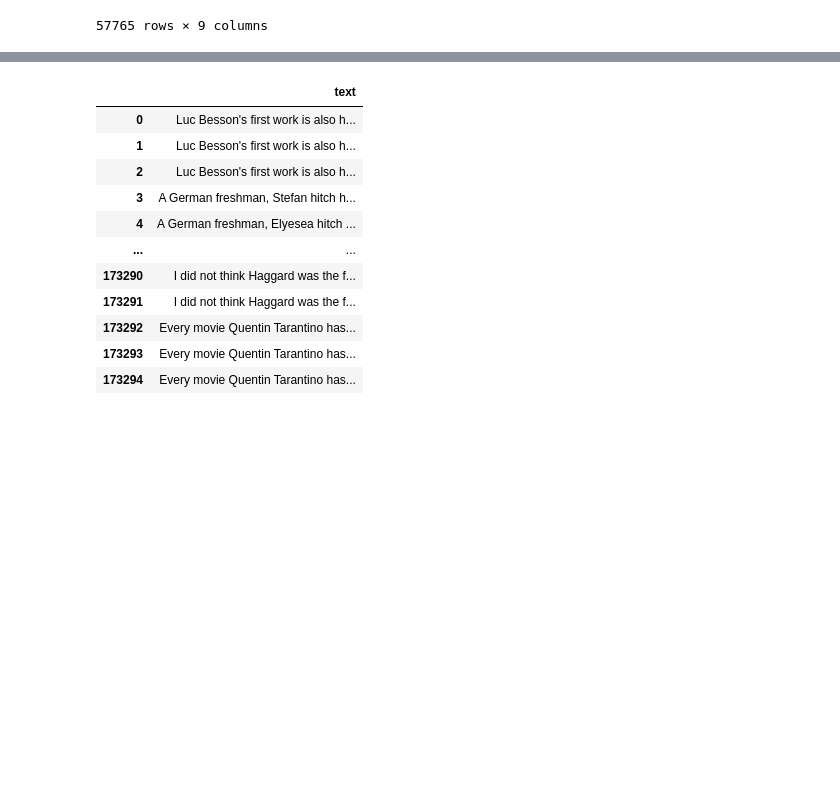
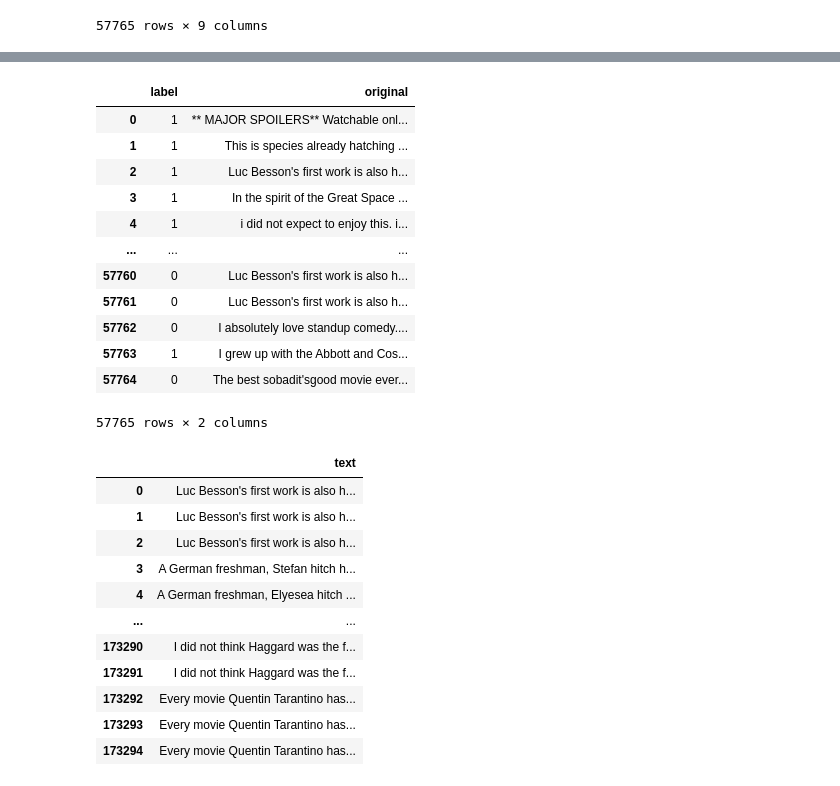
Before and after one commit to soarsmu/BiasFinder, a Jupyter notebook: codes/gender/BTC-BiasFinder.ipynb, the cells around one changed output, grey strips where cells are left out. Saved outputs shown, nothing was run; the diff lists cells and outputs as text; code cells hidden in the pictures; blank space fills up the shorter version.

```diff
--- a/codes/gender/BTC-BiasFinder.ipynb
+++ b/codes/gender/BTC-BiasFinder.ipynb
@@ -503,3 +489,19 @@ df_ori.drop_duplicates().to_csv("btc_original.csv")
+# %%
+df_ori
+# %% [output]
+|  | label | original |
+| 0 | 1 | ** MAJOR SPOILERS** Watchable onl... |
+| 1 | 1 | This is species already hatching ... |
+| 2 | 1 | Luc Besson's first work is also h... |
+| 3 | 1 | In the spirit of the Great Space ... |
+| 4 | 1 | i did not expect to enjoy this. i... |
+| ... | ... | ... |
+| 57760 | 0 | Luc Besson's first work is also h... |
+| 57761 | 0 | Luc Besson's first work is also h... |
+| 57762 | 0 | I absolutely love standup comedy.... |
+| 57763 | 1 | I grew up with the Abbott and Cos... |
+| 57764 | 0 | The best sobadit'sgood movie ever... |
+57765 rows × 2 columns
 # %%
 user_study
 # %% [output]
```
Also changed, not shown: parts of 2 cells of this notebook, 3 other files.
